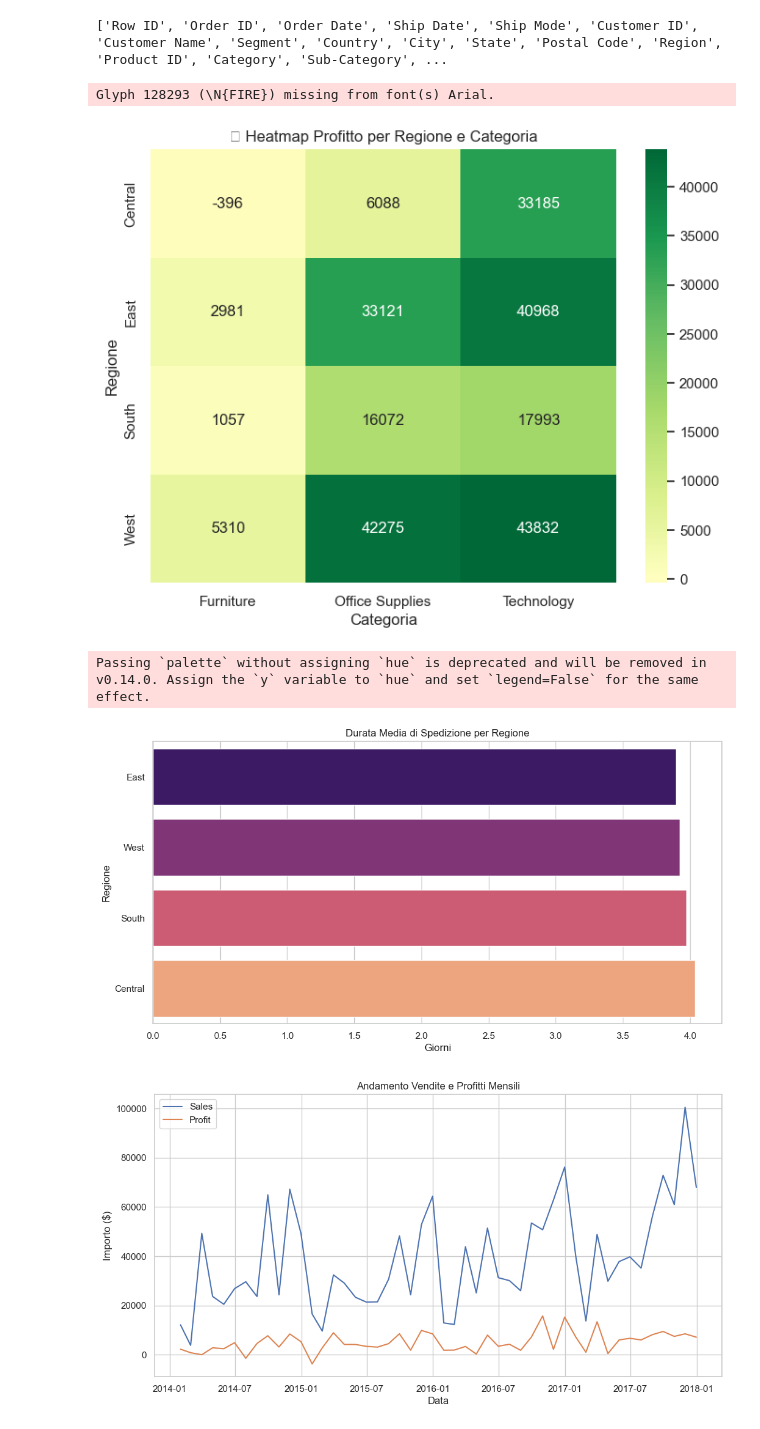
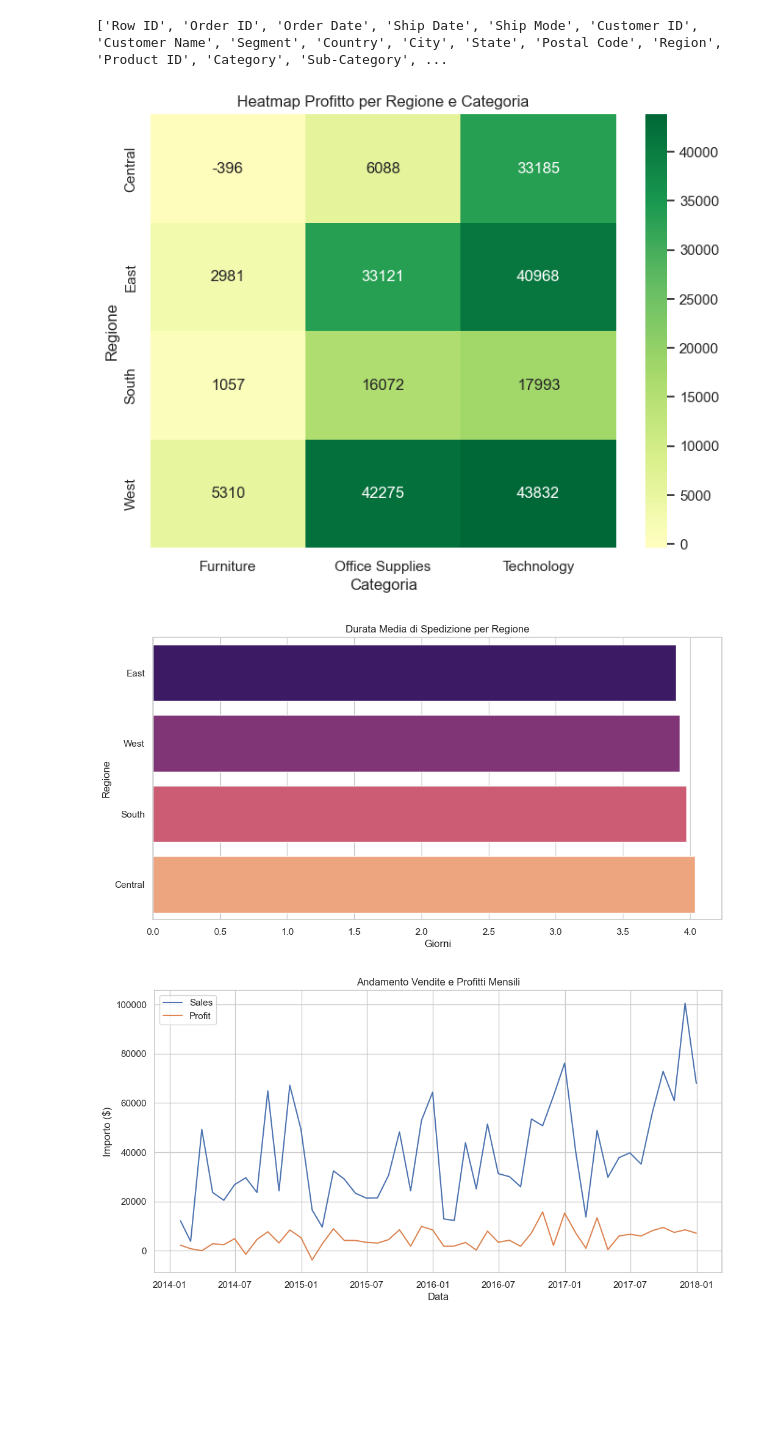
Before and after one commit to Lamiki82/retail-sales-analysis, a Jupyter notebook: notebooks/eda_superstore.ipynb, the cells around one changed output. Cells and saved outputs as stored; diff of their text form; code cells hidden in the pictures; blank space fills up the shorter version.

```diff
--- a/notebooks/eda_superstore.ipynb
+++ b/notebooks/eda_superstore.ipynb
@@ -163,26 +158,35 @@ df["Profit"] = pd.to_numeric(df["Profit"], errors="coerce")   # converti in floa
 # %%
 # VENDITE CATEGORIE PER REGIONE
 pivot = df.pivot_table(values='Profit', index='Region', columns='Category', aggfunc='sum')
 
 plt.figure(figsize=(8,6))
 sns.heatmap(pivot, annot=True, fmt=".0f", cmap='RdYlGn', center=0)
-plt.title("🔥 Heatmap Profitto per Regione e Categoria")
+plt.title("Heatmap Profitto per Regione e Categoria")
 plt.ylabel("Regione")
 plt.xlabel("Categoria")
 plt.show()
 # %% [output]
-Glyph 128293 (\N{FIRE}) missing from font(s) Arial.
-[figure, old version]
+[figure, new version]
 # %%
-avg_shipping = df.groupby('Region')['Shipping Duration'].mean().sort_values()
+# Ricrea un DataFrame da avg_shipping
+avg_shipping_df = avg_shipping.reset_index()
+avg_shipping_df.columns = ['Region', 'Shipping Duration']
 
-sns.barplot(x=avg_shipping.values, y=avg_shipping.index, palette='magma')
+# Grafico con hue e palette assegnata
+sns.barplot(
+    data=avg_shipping_df,
+    x='Shipping Duration',
+    y='Region',
+    hue='Region',
+    palette='magma',
+    legend=False  # Evitiamo la leggenda duplicata
+)
+
 plt.title("Durata Media di Spedizione per Regione")
 plt.xlabel("Giorni")
 plt.ylabel("Regione")
 plt.show()
 # %% [output]
-Passing `palette` without assigning `hue` is deprecated and will be removed in v0.14.0. Assign the `y` variable to `hue` and set `legend=False` for the same effect.
 [figure]
 # %%
 #ANALISI DELLE VENDITE NEL TEMPO
```
Also changed, not shown: parts of 2 cells of this notebook.
